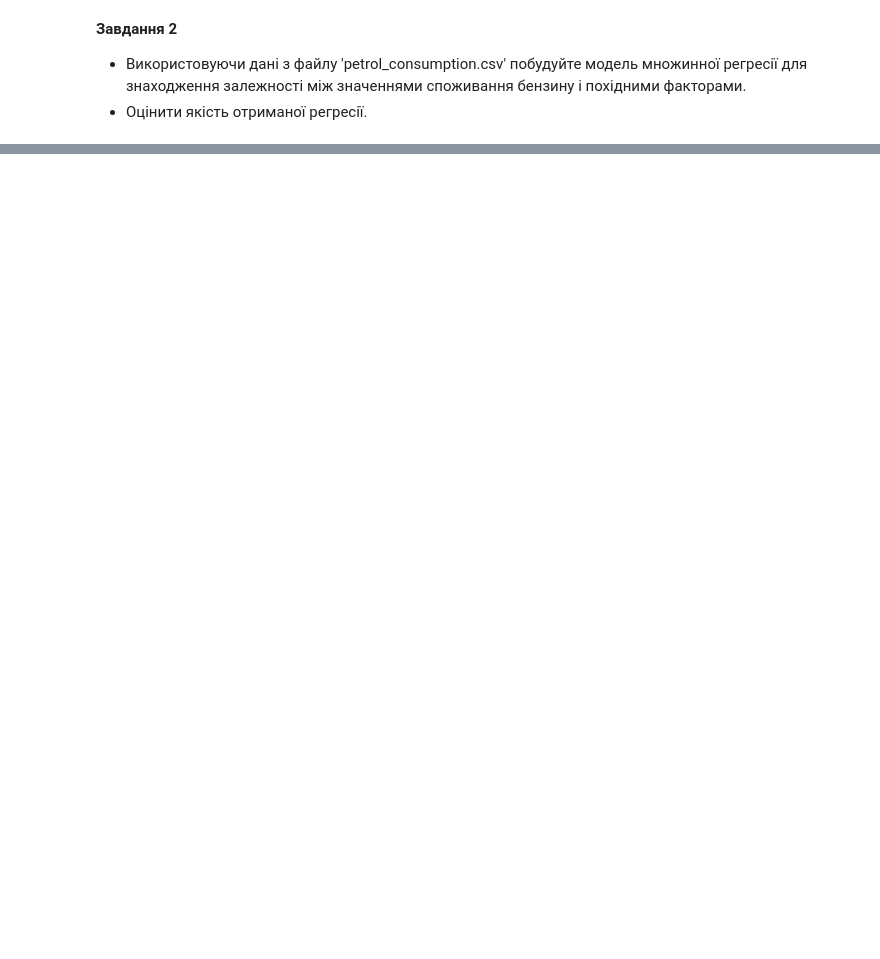
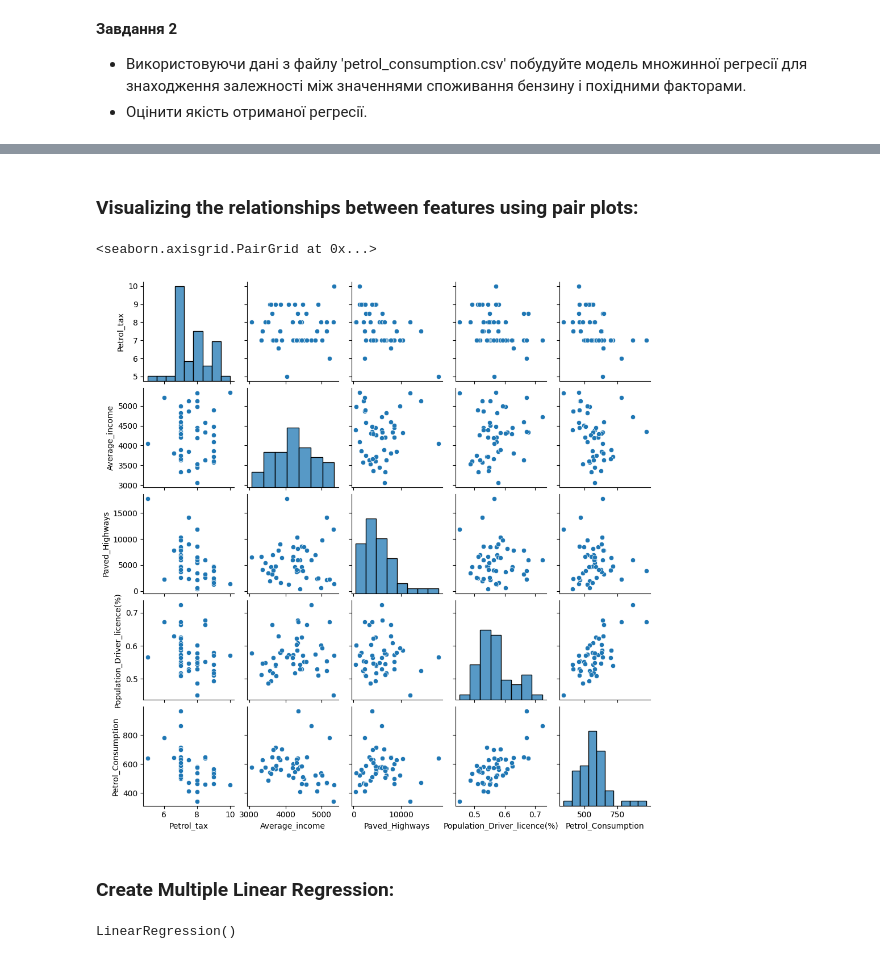
Before and after one commit to OleksiiHayvoronskyi/lesson_35, a Jupyter notebook: Lesson_35_LinearRegression_GradientDescent.ipynb, the cells around one changed output, grey strips where cells are left out. Saved outputs shown, nothing was run; the diff lists cells and outputs as text; code cells hidden in the pictures; blank space fills up the shorter version.

```diff
--- a/Lesson_35_LinearRegression_GradientDescent.ipynb
+++ b/Lesson_35_LinearRegression_GradientDescent.ipynb
@@ -6,3 +117,8 @@
 **Завдання 2**
 * Використовуючи дані з файлу 'petrol_consumption.csv' побудуйте модель множинної регресії для знаходження залежності між значеннями споживання бензину і похідними факторами.
 * Оцінити якість отриманої регресії.
+# %%
+import pandas as pd
+
+# Read the data from the file.
+df = pd.read_csv('petrol_consumption.csv')
@@ -8,0 +145,28 @@
+# %% [markdown]
+### Visualizing the relationships between features using pair plots:
+# %%
+import seaborn as sns
+
+
+sns.pairplot(data = df, height = 2)
+# %% [output]
+<seaborn.axisgrid.PairGrid at 0x...>
+[figure, added]
+# %% [markdown]
+### Create Multiple Linear Regression:
+# %%
+import numpy as np
+from sklearn.linear_model import LinearRegression
+
+
+X = df[
+    ['Petrol_tax', 'Average_income', 'Paved_Highways', 'Population_Driver_licence(%)']
+]
+
+y = df['Petrol_Consumption']
+X, y = np.array(X), np.array(y)
+
+regr = LinearRegression()
+regr.fit(X, y)
+# %% [output]
+LinearRegression()
```
Also changed, not shown: parts of 19 cells of this notebook.
